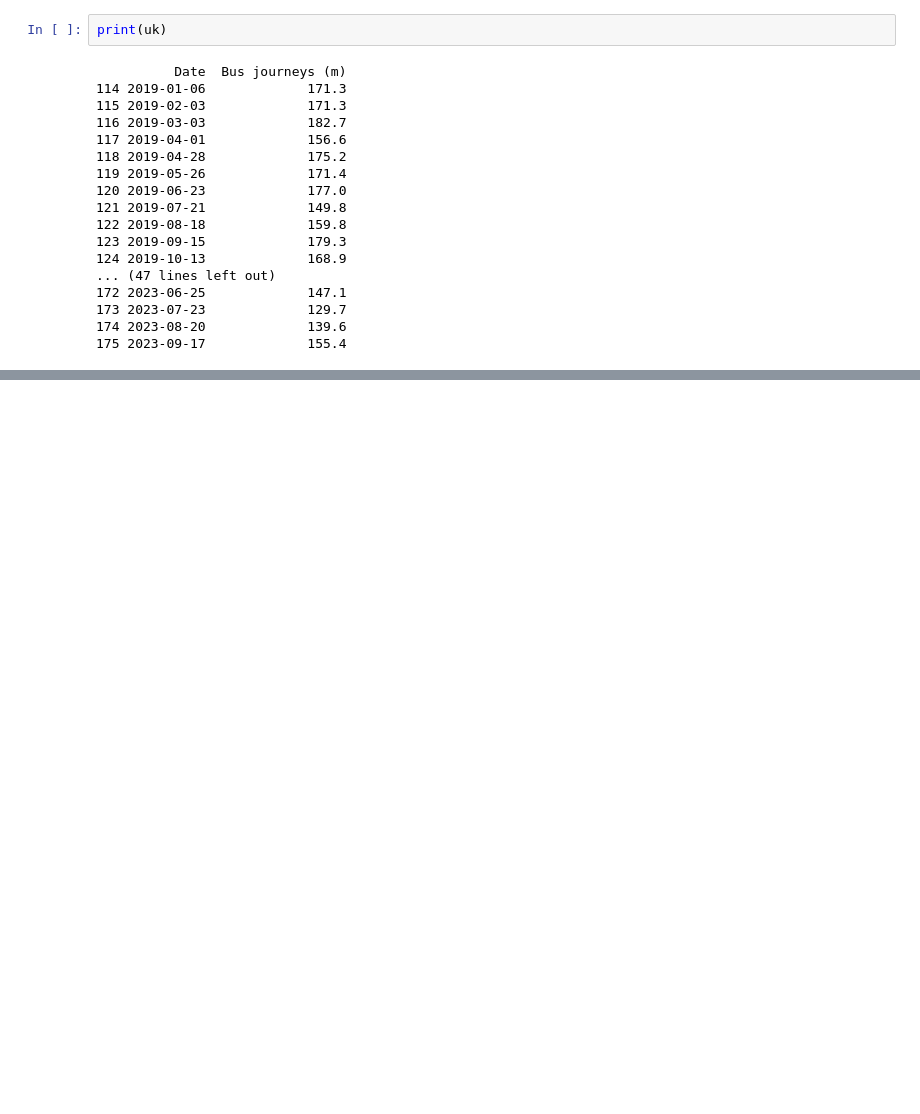
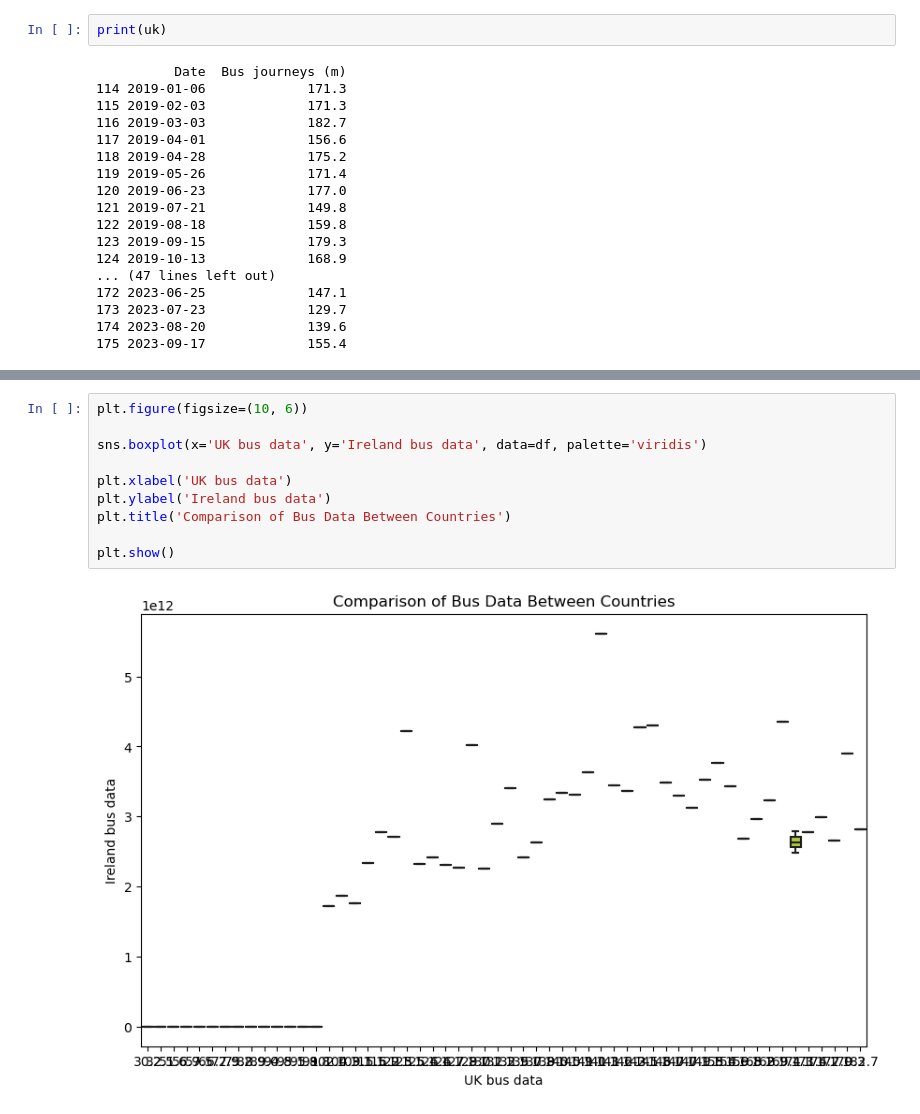
Before and after one commit to kalyanicct/da_sem1_ca2_rep, a Jupyter notebook: public_transport.ipynb, the cells around one changed output, grey strips where cells are left out. Cells and saved outputs as stored; diff of their text form; blank space fills up the shorter version.

```diff
--- a/public_transport.ipynb
+++ b/public_transport.ipynb
@@ -722,0 +725,12 @@ group1 group2     meandiff     p-adj         lower              upper        rej
+# %%
+plt.figure(figsize=(10, 6))
+
+sns.boxplot(x='UK bus data', y='Ireland bus data', data=df, palette='viridis')
+
+plt.xlabel('UK bus data')
+plt.ylabel('Ireland bus data')
+plt.title('Comparison of Bus Data Between Countries')
+
+plt.show()
+# %% [output]
+[figure, added]
```
Also changed, not shown: parts of 58 cells of this notebook.
